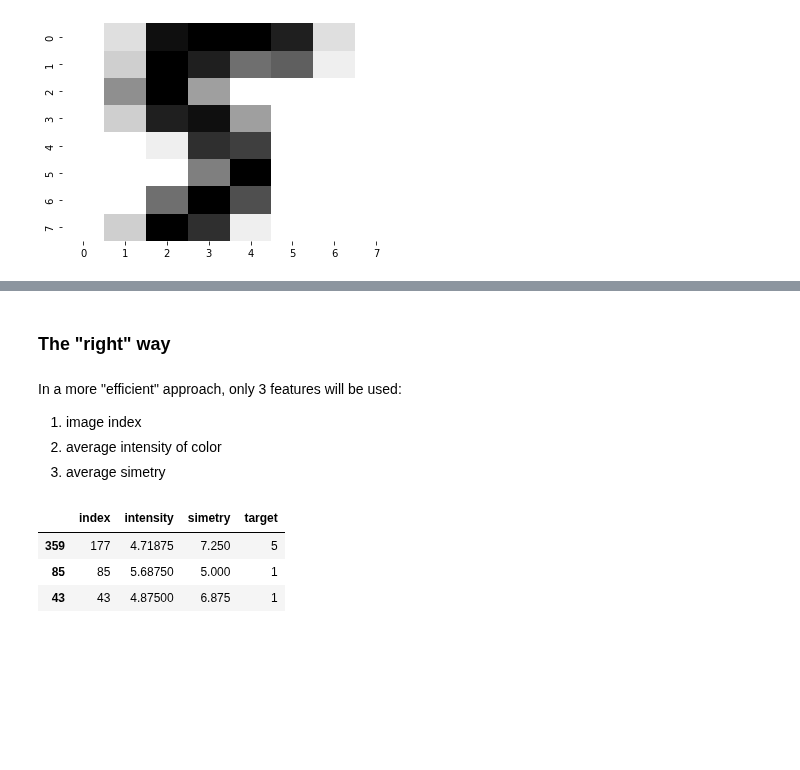
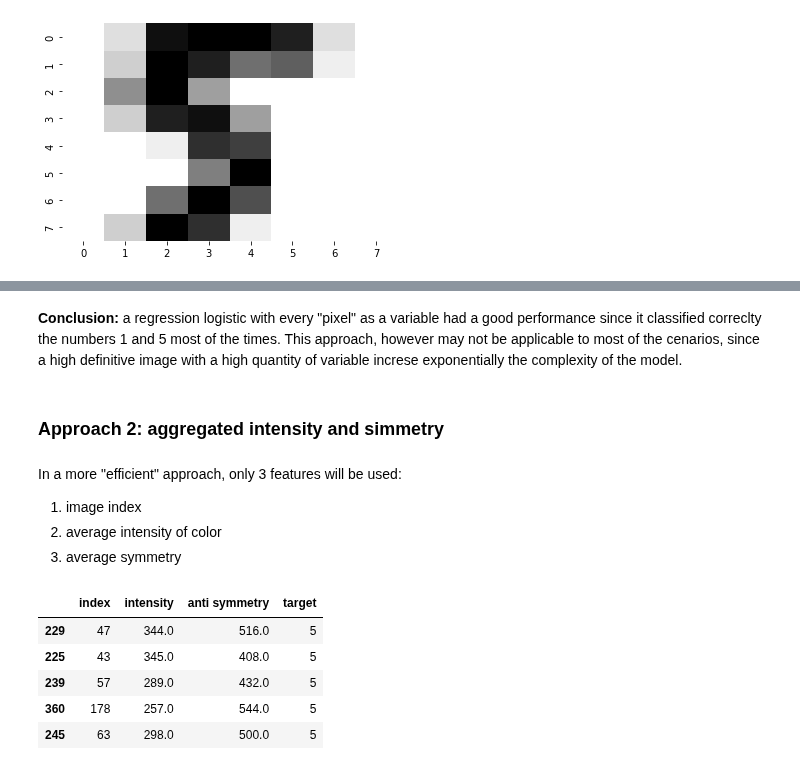
Before and after one commit to rknagao/studies, a Jupyter notebook: caltech_ml_course/lecture03_linear_model_1/lecture03.ipynb, the cells around one changed output, grey strips where cells are left out. Saved outputs shown, nothing was run; the diff lists cells and outputs as text; code cells hidden in the pictures; blank space fills up the shorter version.

```diff
--- a/caltech_ml_course/lecture03_linear_model_1/lecture03.ipynb
+++ b/caltech_ml_course/lecture03_linear_model_1/lecture03.ipynb
@@ -109,40 +106,47 @@ the model classified correctly the numbers 1 and 5. Curiosly, it didn't exactly
-# %% [markdown]
-### The "right" way
+# %% [markdown]
+**Conclusion:**
+a regression logistic with every "pixel" as a variable had a good performance since it classified correclty the numbers 1 and 5 most of the times. This approach, however may not be applicable to most of the cenarios, since a high definitive image with a high quantity of variable increse exponentially the complexity of the model.
+# %% [markdown]
+### Approach 2: aggregated intensity and simmetry
 # %% [markdown]
 In a more "efficient" approach, only 3 features will be used:
 1. image index
 2. average intensity of color
-3. average simetry
+3. average symmetry
 # %%
 def image_decomposition(data):
     """
-    Obtain 3 features from an 8x8 matrix: location, intensity and simetry.
+    Obtain 3 features from an 8x8 matrix: location, intensity and symmetry.
     """
     index_list = list(range(len(data1)))
     intensity_list = []
-    simetry_list = []
+    symmetry_list = []
     df = pd.DataFrame()
     for i in data:
-        intensity_list.append(i.mean())
-        #simetry_transpose_score = (i - np.resize(np.resize(i, (8, 8)).T, (1, len(i)))).mean()
-        simetry_vertical = i - np.resize(np.flip(np.resize(i, (8, 8)), 0), (1, len(i)))
-        simetry_horizontal = i - np.resize(np.flip(np.resize(i, (8, 8)), 1), (1, len(i)))
-        simetry_score = (abs(simetry_vertical) + abs(simetry_horizontal)).mean()
-        simetry_list.append(simetry_score)
 
-    df = pd.DataFrame({'index':index_list, 'intensity':intensity_list, 'simetry':simetry_list})
+        # Generating a custom intensity feature
+        intensity_list.append(i.sum())
+
+        # Generating a custom symmetry feature:
+        symmetry_v = abs(i - np.flip(i, 0)).sum()
+        symmetry_h = abs(i - np.flip(i, 1)).sum()
+        symmetry_list.append(symmetry_v + symmetry_h)
+
+    df = pd.DataFrame({'index':index_list, 'intensity':intensity_list, 'anti symmetry':symmetry_list})
     return df
 # %%
-df1 = image_decomposition(data1)
+df1 = image_decomposition(image1)
 df1['target'] = 1
 
-df5 = image_decomposition(data5)
+df5 = image_decomposition(image5)
 df5['target'] = 5
 
 df = pd.concat([df1, df5], axis=0, ignore_index=True)
-df.sample(3)
+df.sample(5)
 # %% [output]
-|  | index | intensity | simetry | target |
-| 359 | 177 | 4.71875 | 7.250 | 5 |
-| 85 | 85 | 5.68750 | 5.000 | 1 |
-| 43 | 43 | 4.87500 | 6.875 | 1 |
+|  | index | intensity | anti symmetry | target |
+| 229 | 47 | 344.0 | 516.0 | 5 |
+| 225 | 43 | 345.0 | 408.0 | 5 |
+| 239 | 57 | 289.0 | 432.0 | 5 |
+| 360 | 178 | 257.0 | 544.0 | 5 |
+| 245 | 63 | 298.0 | 500.0 | 5 |
```
Also changed, not shown: parts of 6 cells of this notebook, 2 other files.
